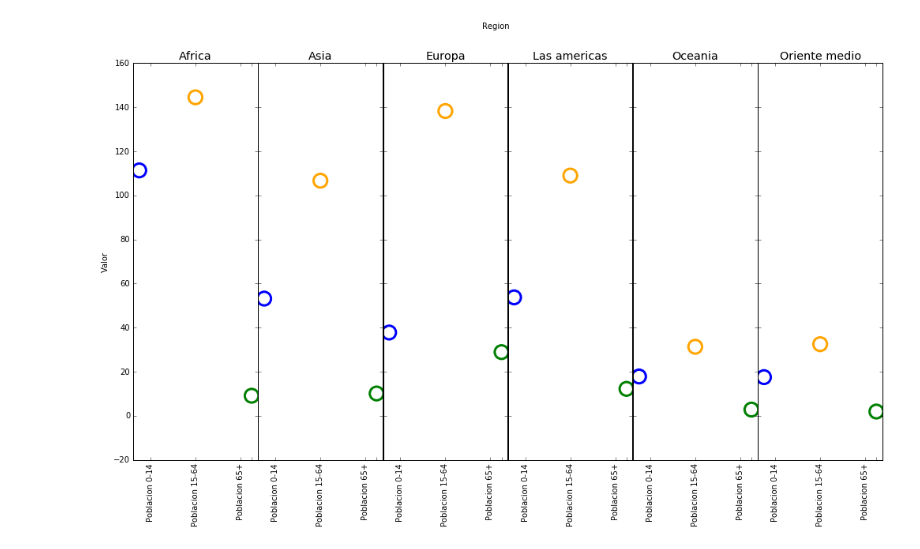
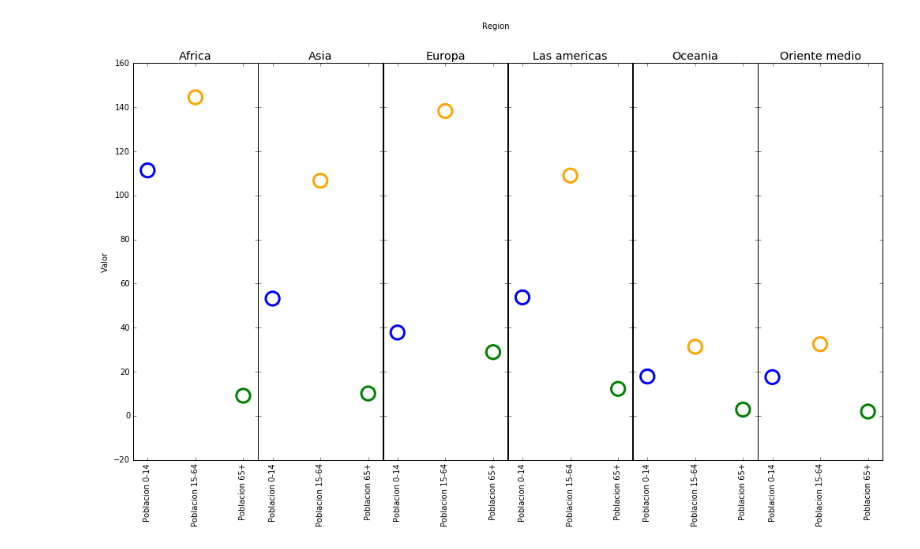
Before and after one commit to gago27/matplotlib, a Jupyter notebook: Matplotlib_1.ipynb, the cells around one changed output. Saved outputs shown, nothing was run; the diff lists cells and outputs as text; code cells hidden in the pictures.

```diff
--- a/Matplotlib_1.ipynb
+++ b/Matplotlib_1.ipynb
@@ -3,30 +3,30 @@
 # %%
 import numpy as np
 import matplotlib.pyplot as plt
 import matplotlib as mpl
 import pandas as pd
 %matplotlib inline
 archivo = pd.read_csv('indicadores-mundiales.csv',
                      sep = ',',
                      encoding = 'latin-1')
 archivo['Region'] = archivo['Region'].map(lambda x: x.capitalize())
 dato = archivo.groupby('Region').sum()[['Poblacion 0-14',
        'Poblacion 15-64', 'Poblacion 65+']]
 datos = dato.T
 
+
 fig, axs = plt.subplots(1, 6, sharex = 'col', sharey = 'row', figsize =(17,9));
 plt.suptitle('Region')
 axs[0].set_ylabel('Valor')
 plt.style.use('classic')
 plt.subplots_adjust(wspace = 0.005, hspace=0.01)
 color = ['blue', 'orange', 'green']
-h = [0.2, 1, 1.8, 2]
 for index, colname in enumerate(datos.columns):
   axs[index].scatter(list(datos.index), datos[colname]/100, s = 300, edgecolors = color, c='white', linewidths = 3)
-  axs[index].set_xticks([0.2, 1, 1.8, 2])
+  axs[index].set_xlim(-0.3, 2.3)
   axs[index].set_xticklabels(datos.index, rotation='vertical')
   axs[index].set_title(colname)
 # %% [output]
-[figure, old version]
+[figure, new version]
 # %%
 archivo
```
